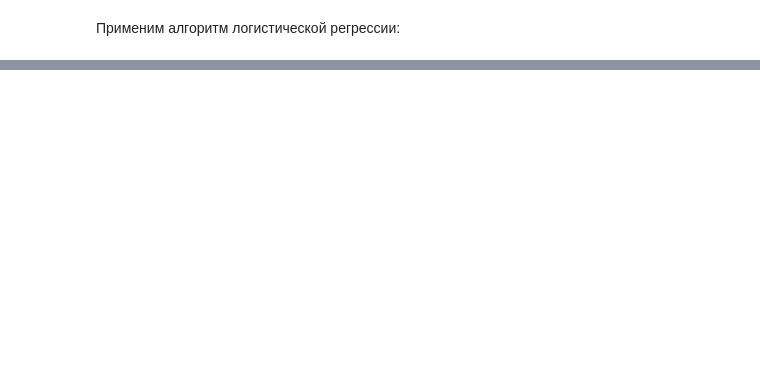
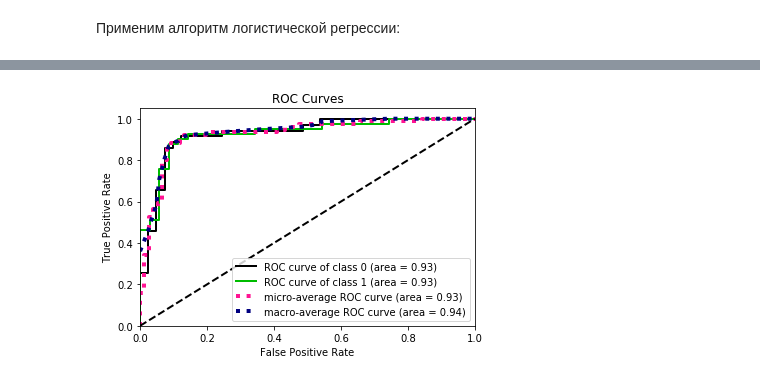
Before and after one commit to SIzrantsev/netology_statistics, a Jupyter notebook: lecture_4.ipynb, the cells around one changed output, grey strips where cells are left out. Saved outputs shown, nothing was run; the diff lists cells and outputs as text; code cells hidden in the pictures; blank space fills up the shorter version.

```diff
--- a/lecture_4.ipynb
+++ b/lecture_4.ipynb
@@ -1120,0 +747,4 @@ model.score(X_test, y_test)
+# %%
+url="http://yustiks.ru/dataset/heart.csv"
+data=pd.read_csv(url)
+data.head()
@@ -1120,0 +758,8 @@ model.score(X_test, y_test)
+# %%
+X = data.drop('target', axis=1)
+y = data.target
+# %%
+# разделим на тренировочные данные и на тестовые
+X_train, X_test, y_train, y_test = train_test_split(X, y, test_size=0.25, random_state=27)
+# %%
+model = LogisticRegression(solver='liblinear').fit(X_train, y_train)
@@ -1120,0 +791,10 @@ model.score(X_test, y_test)
+# %%
+import scikitplot as skplt
+import matplotlib.pyplot as plt
+
+y_true = y_test
+y_probas = model.predict_proba(X_test)
+skplt.metrics.plot_roc_curve(y_true, y_probas)
+plt.show()
+# %% [output]
+[figure, added]
```
Also changed, not shown: parts of 231 cells of this notebook, 1 other file.
